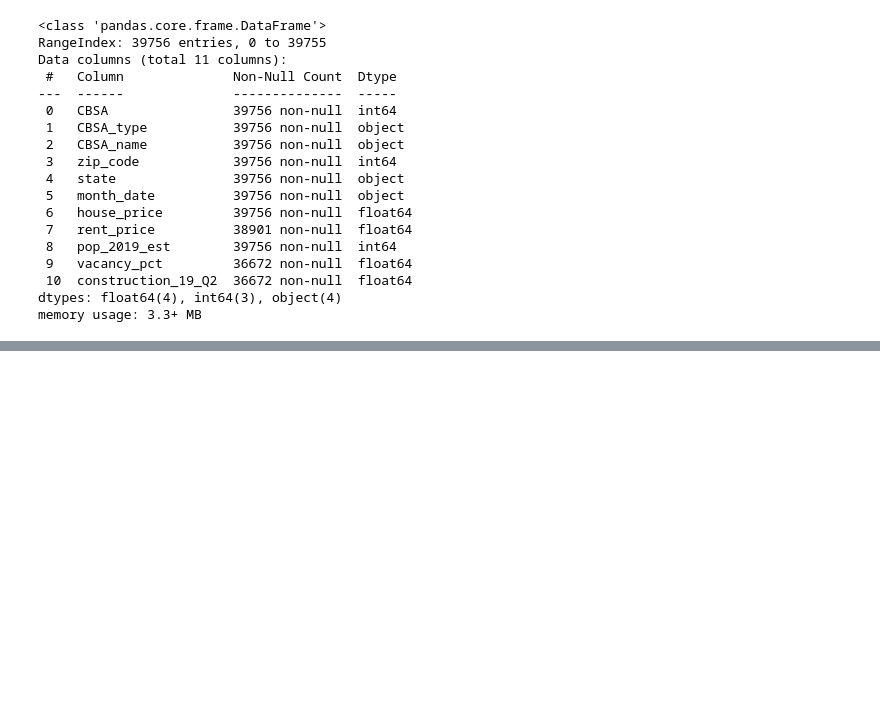
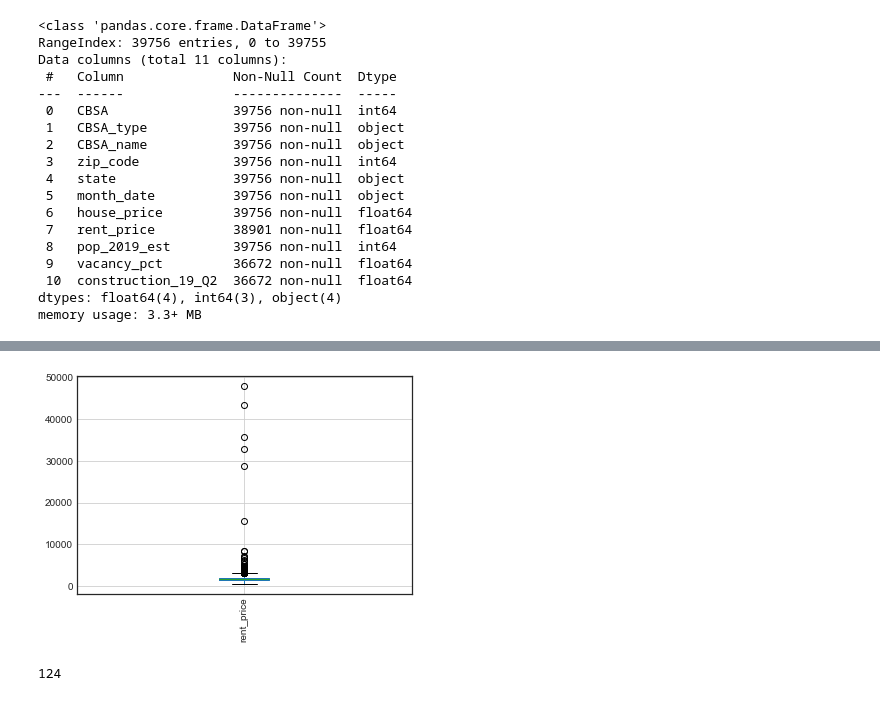
Before and after one commit to paultanger/realty-markets-analyzer, a Jupyter notebook: notebooks/aggregation.ipynb, the cells around one changed output, grey strips where cells are left out. Drawn from its saved outputs; the diff is of its cells as text; code cells hidden in the pictures; blank space fills up the shorter version.

```diff
--- a/notebooks/aggregation.ipynb
+++ b/notebooks/aggregation.ipynb
@@ -126,0 +245,8 @@ agg_zip = data_to_agg.groupby('zip_code')
+# %%
+boxplots = agg_zip.boxplot(column=['rent_price'], rot=90, return_type='axes')
+# %% [output]
+[figure, added]
+# %%
+len(agg_zip['CBSA'].unique())
+# %% [output]
+124
```
Also changed, not shown: parts of 30 cells of this notebook, 1 other file.
